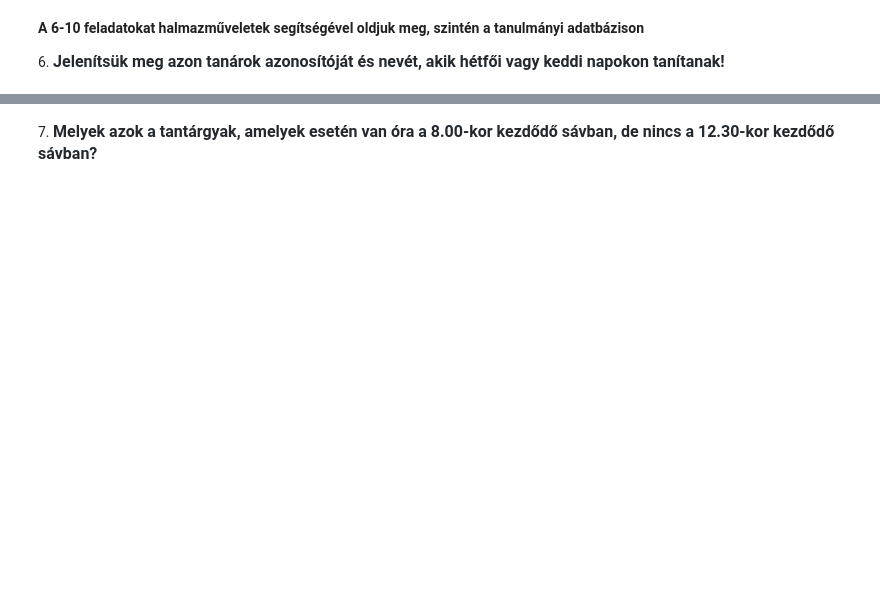
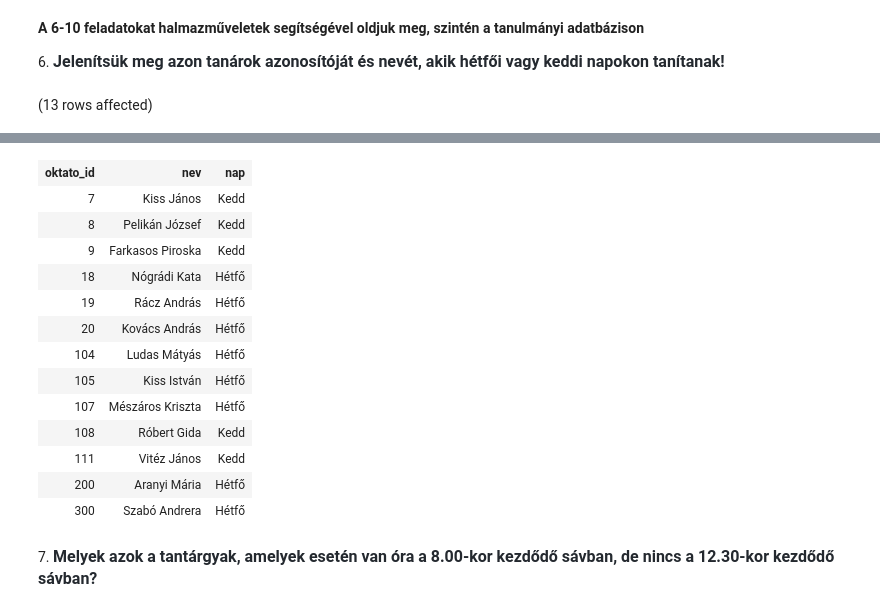
Before and after one commit to mlevente0703/sqlgyak03, a Jupyter notebook: gyakorlat03_feladatok.ipynb, the cells around one changed output, grey strips where cells are left out. Drawn from its saved outputs; the diff is of its cells as text; code cells hidden in the pictures; blank space fills up the shorter version.

```diff
--- a/gyakorlat03_feladatok.ipynb
+++ b/gyakorlat03_feladatok.ipynb
@@ -94,3 +116,17 @@ Total execution time: 00:00:00.009
 **A 6-10 feladatokat halmazműveletek segítségével oldjuk meg, szintén a tanulmányi adatbázison**
 
 6. <span style="background-color:rgb(255, 255, 255);color:rgb(36, 41, 47);font-family:-apple-system, BlinkMacSystemFont, &quot;Segoe UI&quot;, Helvetica, Arial, sans-serif, &quot;Apple Color Emoji&quot;, &quot;Segoe UI Emoji&quot;;font-size:16px;font-weight:600;">Jelenítsük meg azon tanárok azonosítóját és nevét, akik hétfői vagy keddi napokon tanítanak!</span>
+# %%
+SELECT o.oktato_id, o.nev,n.nap
+from Oktatok o join Napok n on o.beosztás=n.nap_id
+GROUP BY o.oktato_id,n.nap,o.nev
+HAVING n.nap='Hétfő'
+
+UNION
+
+SELECT o.oktato_id, o.nev,n.nap
+from Oktatok o join Napok n on o.beosztás=n.nap_id
+GROUP BY o.oktato_id,n.nap,o.nev
+HAVING n.nap='Kedd'
+# %% [output]
+(13 rows affected)
@@ -97,2 +134,16 @@ Total execution time: 00:00:00.009
+| oktato_id | nev | nap |
+| 7 | Kiss János | Kedd |
+| 8 | Pelikán József | Kedd |
+| 9 | Farkasos Piroska | Kedd |
+| 18 | Nógrádi Kata | Hétfő |
+| 19 | Rácz András | Hétfő |
+| 20 | Kovács András | Hétfő |
+| 104 | Ludas Mátyás | Hétfő |
+| 105 | Kiss István | Hétfő |
+| 107 | Mészáros Kriszta | Hétfő |
+| 108 | Róbert Gida | Kedd |
+| 111 | Vitéz János | Kedd |
+| 200 | Aranyi Mária | Hétfő |
+| 300 | Szabó Andrera | Hétfő |
 # %% [markdown]
 7. <span style="background-color: rgb(255, 255, 255); color: rgb(36, 41, 47); font-family: -apple-system, BlinkMacSystemFont, &quot;Segoe UI&quot;, Helvetica, Arial, sans-serif, &quot;Apple Color Emoji&quot;, &quot;Segoe UI Emoji&quot;; font-size: 16px; font-weight: 600;">Melyek azok a tantárgyak, amelyek esetén van óra a 8.00-kor kezdődő sávban, de nincs a 12.30-kor kezdődő sávban?</span>
```
Also changed, not shown: parts of 9 cells of this notebook.
